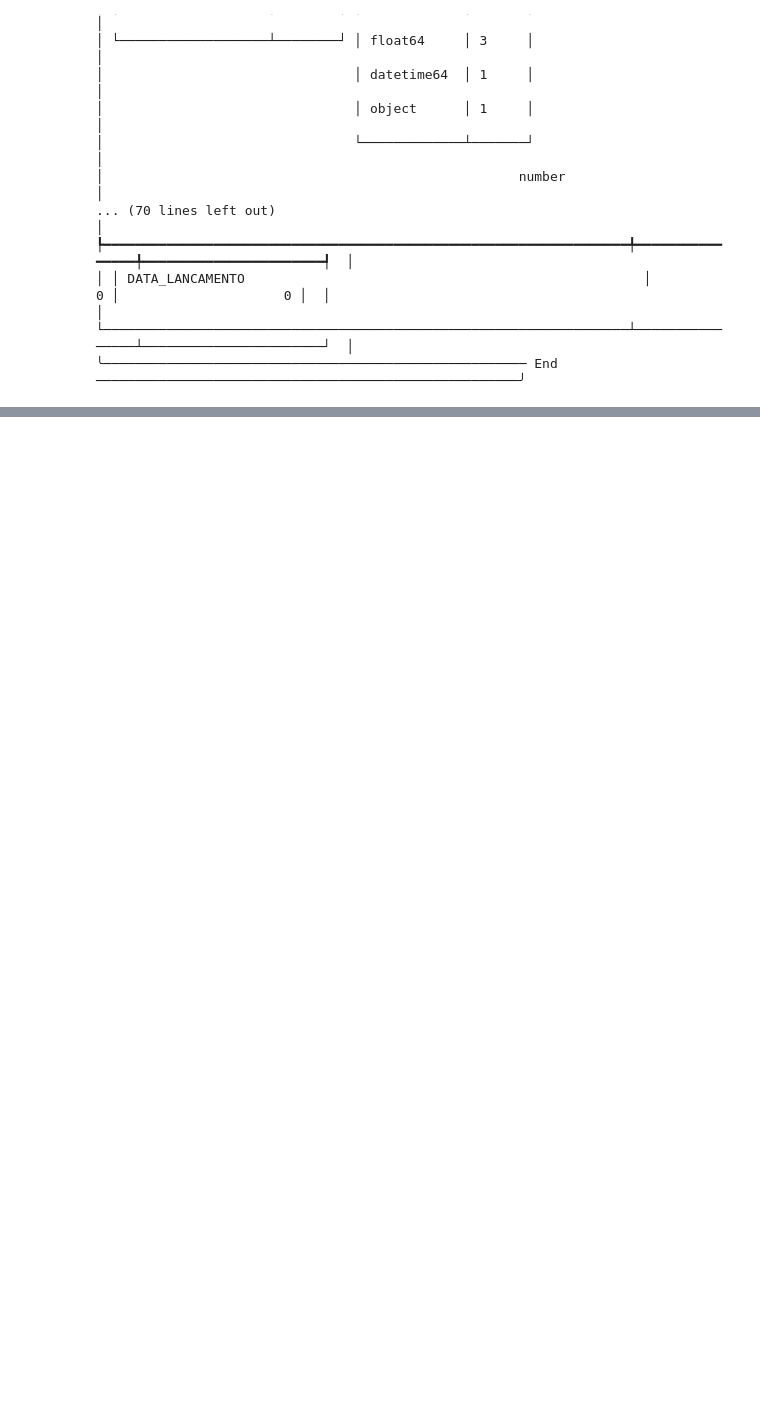
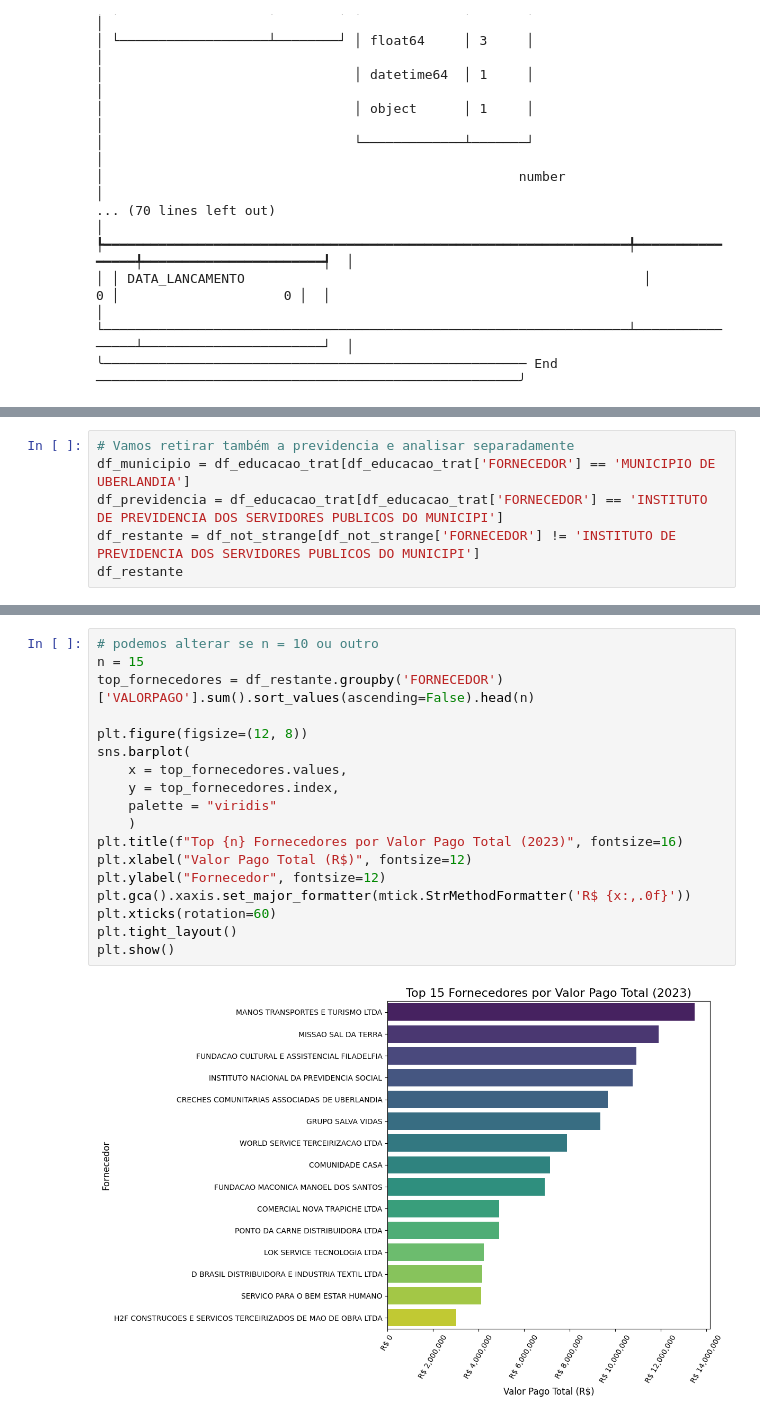
Before and after one commit to Daniel-NascimentoS/udi_sec_educ, a Jupyter notebook: eda_sec_ed_2023.ipynb, the cells around one changed output, grey strips where cells are left out. Cells and saved outputs as stored; diff of their text form; blank space fills up the shorter version.

```diff
--- a/eda_sec_ed_2023.ipynb
+++ b/eda_sec_ed_2023.ipynb
@@ -214,0 +372,6 @@ len(df_educacao_trat['FORNECEDOR'].unique())
+# %%
+# Vamos retirar também a previdencia e analisar separadamente
+df_municipio = df_educacao_trat[df_educacao_trat['FORNECEDOR'] == 'MUNICIPIO DE UBERLANDIA']
+df_previdencia = df_educacao_trat[df_educacao_trat['FORNECEDOR'] == 'INSTITUTO DE PREVIDENCIA DOS SERVIDORES PUBLICOS DO MUNICIPI']
+df_restante = df_not_strange[df_not_strange['FORNECEDOR'] != 'INSTITUTO DE PREVIDENCIA DOS SERVIDORES PUBLICOS DO MUNICIPI']
+df_restante
@@ -214,0 +392,20 @@ len(df_educacao_trat['FORNECEDOR'].unique())
+# %%
+# podemos alterar se n = 10 ou outro
+n = 15
+top_fornecedores = df_restante.groupby('FORNECEDOR')['VALORPAGO'].sum().sort_values(ascending=False).head(n)
+
+plt.figure(figsize=(12, 8))
+sns.barplot(
+    x = top_fornecedores.values,
+    y = top_fornecedores.index,
+    palette = "viridis"
+    )
+plt.title(f"Top {n} Fornecedores por Valor Pago Total (2023)", fontsize=16)
+plt.xlabel("Valor Pago Total (R$)", fontsize=12)
+plt.ylabel("Fornecedor", fontsize=12)
+plt.gca().xaxis.set_major_formatter(mtick.StrMethodFormatter('R$ {x:,.0f}'))
+plt.xticks(rotation=60)
+plt.tight_layout()
+plt.show()
+# %% [output]
+[figure, added]
```
Also changed, not shown: parts of 46 cells of this notebook.
